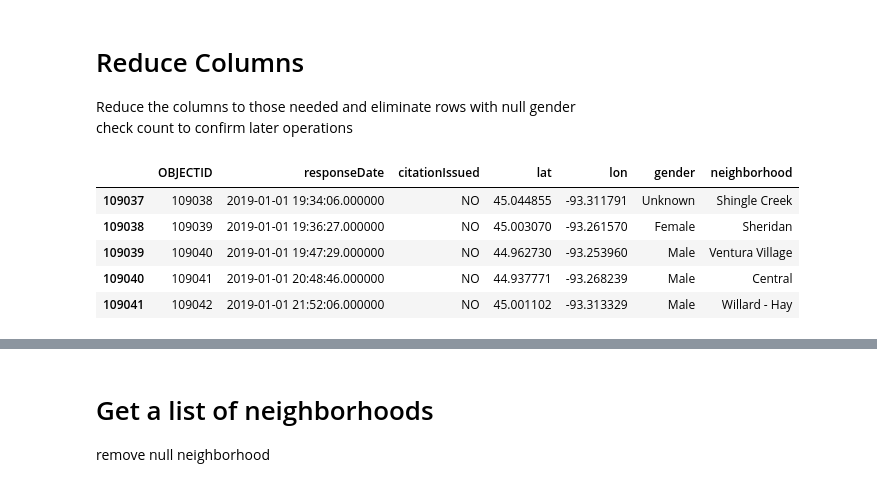
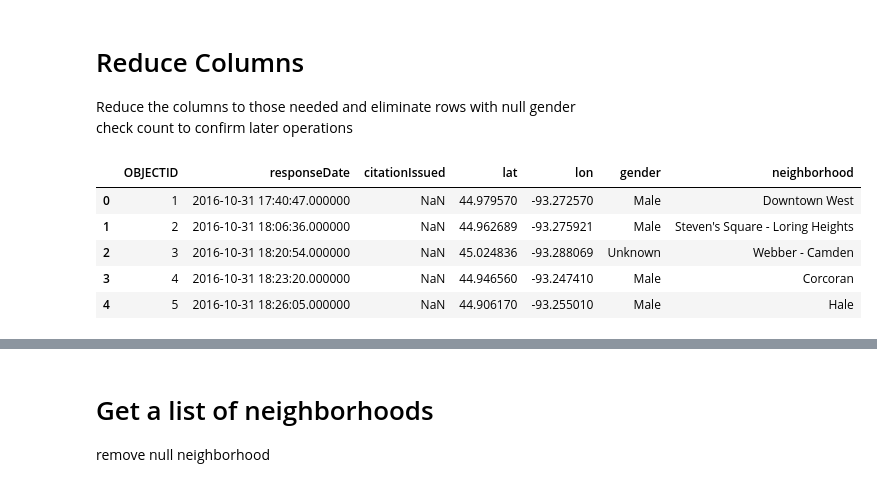
Before and after one commit to mccallkm/Minneapolis-Traffic-Stop-Data-Analysis, a Jupyter notebook: clean_data.ipynb, the cells around one changed output, grey strips where cells are left out. Saved outputs shown, nothing was run; the diff lists cells and outputs as text; code cells hidden in the pictures.

```diff
--- a/clean_data.ipynb
+++ b/clean_data.ipynb
@@ -96,21 +96,21 @@ check count to confirm later operations
 # %%
       #select needed columns
 select_df=stop_df.loc[:,["OBJECTID", "responseDate","citationIssued","lat","long","gender","neighborhood"]]
 
 # remove null gender rows
 reducedA_df=select_df.dropna(axis=0,subset=['gender'])
 
 # remove null neighborhood rows
 reduced_df=reducedA_df.dropna(axis=0,subset=['neighborhood'])
 reduced_df.head()
 
 #column name change from long to lon
 reduced_df=reduced_df.rename(columns={'long':'lon'})
-reduced_df.tail()
+reduced_df.head()
 # %% [output]
 |  | OBJECTID | responseDate | citationIssued | lat | lon | gender | neighborhood |
-| 109037 | 109038 | 2019-01-01 19:34:06.000000 | NO | 45.044855 | -93.311791 | Unknown | Shingle Creek |
-| 109038 | 109039 | 2019-01-01 19:36:27.000000 | NO | 45.003070 | -93.261570 | Female | Sheridan |
-| 109039 | 109040 | 2019-01-01 19:47:29.000000 | NO | 44.962730 | -93.253960 | Male | Ventura Village |
-| 109040 | 109041 | 2019-01-01 20:48:46.000000 | NO | 44.937771 | -93.268239 | Male | Central |
-| 109041 | 109042 | 2019-01-01 21:52:06.000000 | NO | 45.001102 | -93.313329 | Male | Willard - Hay |
+| 0 | 1 | 2016-10-31 17:40:47.000000 | NaN | 44.979570 | -93.272570 | Male | Downtown West |
+| 1 | 2 | 2016-10-31 18:06:36.000000 | NaN | 44.962689 | -93.275921 | Male | Steven's Square - Loring Heights |
+| 2 | 3 | 2016-10-31 18:20:54.000000 | NaN | 45.024836 | -93.288069 | Unknown | Webber - Camden |
+| 3 | 4 | 2016-10-31 18:23:20.000000 | NaN | 44.946560 | -93.247410 | Male | Corcoran |
+| 4 | 5 | 2016-10-31 18:26:05.000000 | NaN | 44.906170 | -93.255010 | Male | Hale |
```
Also changed, not shown: parts of 19 cells of this notebook, 2 other files.
